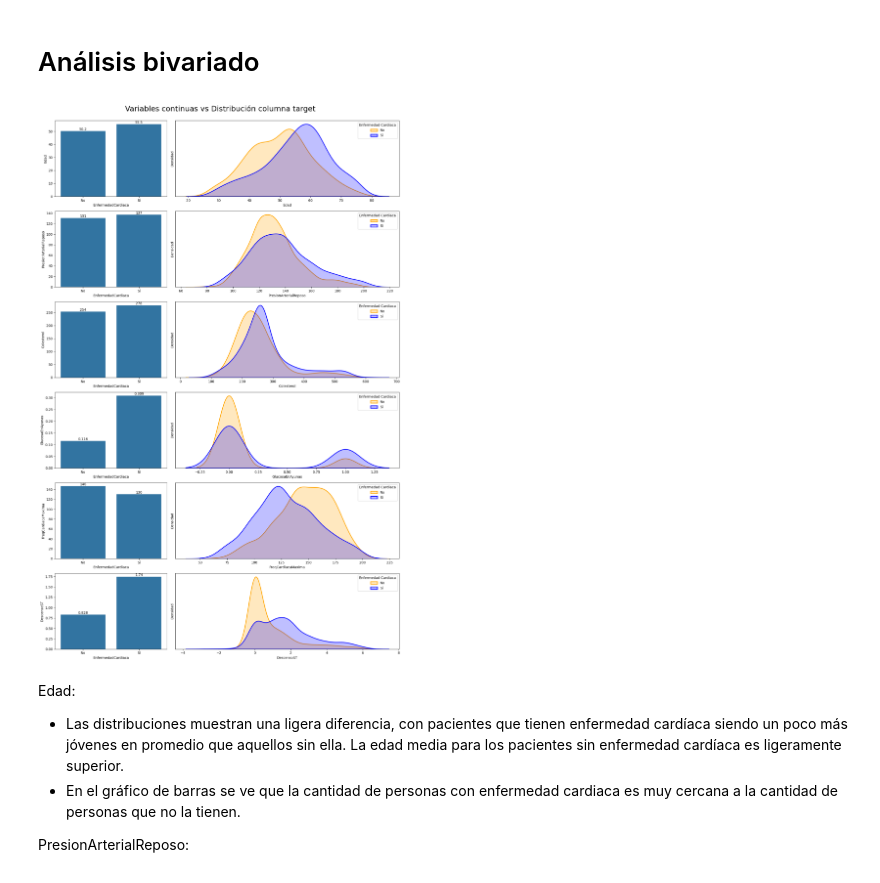
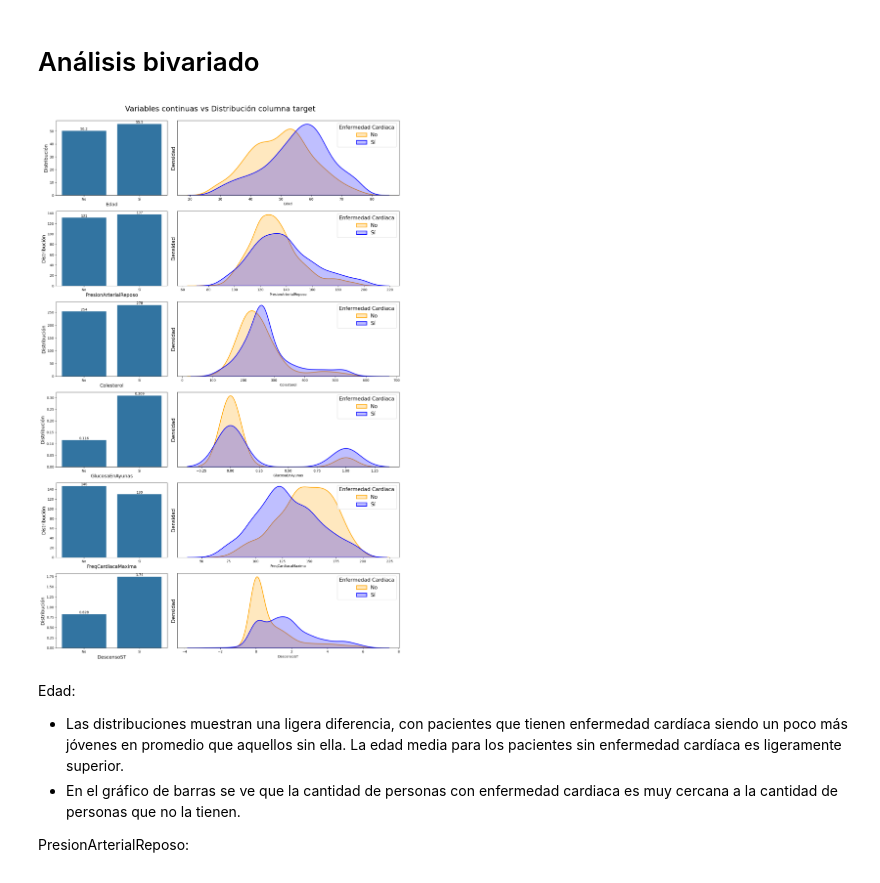
Before and after one commit to fpalvim/ml_model_proj, a Jupyter notebook: init/notebooks/analisis_exploratorio.ipynb, the cells around one changed output. Cells and saved outputs as stored; diff of their text form; code cells hidden in the pictures.

```diff
--- a/init/notebooks/analisis_exploratorio.ipynb
+++ b/init/notebooks/analisis_exploratorio.ipynb
@@ -190,30 +190,32 @@ Este gráfico muestra la distribución de la presencia de enfermedad cardíaca e
 # %%
 continuous_features = data.select_dtypes(include='number')
 continuous_features = continuous_features.drop(columns='EnfermedadCardiaca')
 
 num_features = len(continuous_features.columns)
 fig, axes = plt.subplots(num_features, 2, figsize=(15, num_features * 4), gridspec_kw={'width_ratios': [1, 2]})
 
 for i, col in enumerate(continuous_features.columns):
 
     graph = sns.barplot(data=data, x="EnfermedadCardiaca", y=col, ax=axes[i, 0], errorbar=None)
     graph.set_xticklabels(['No', 'Sí'])
+    axes[i, 0].set_ylabel('Distribución', fontsize=14)
+    axes[i, 0].set_xlabel(col, fontsize=14)
 
     sns.kdeplot(data=data[data["EnfermedadCardiaca"] == 0], x=col, fill=True, linewidth=2, ax=axes[i, 1], label='No', color = 'orange')
     sns.kdeplot(data=data[data["EnfermedadCardiaca"] == 1], x=col, fill=True, linewidth=2, ax=axes[i, 1], label='Sí', color = 'blue')
     axes[i, 1].set_yticks([])
-    axes[i, 1].legend(title='Enfermedad Cardiaca', loc='upper right')
-    axes[i, 1].set_ylabel('Densidad')
+    axes[i, 1].legend(title='Enfermedad Cardiaca', loc='upper right', fontsize=15, title_fontsize=15)
+    axes[i, 1].set_ylabel('Densidad', fontsize=15)
 
     for cont in graph.containers:
         graph.bar_label(cont, fmt='%.3g')
 
 plt.suptitle('Variables continuas vs Distribución columna target', fontsize=22)
 
 plt.tight_layout(rect=[0, 0.03, 1, 0.98])
 plt.show()
 # %% [output]
-[figure, old version]
+[figure, new version]
 # %% [markdown]
 Edad:
 
```
Also changed, not shown: parts of 1 cell of this notebook, 3 other files.
